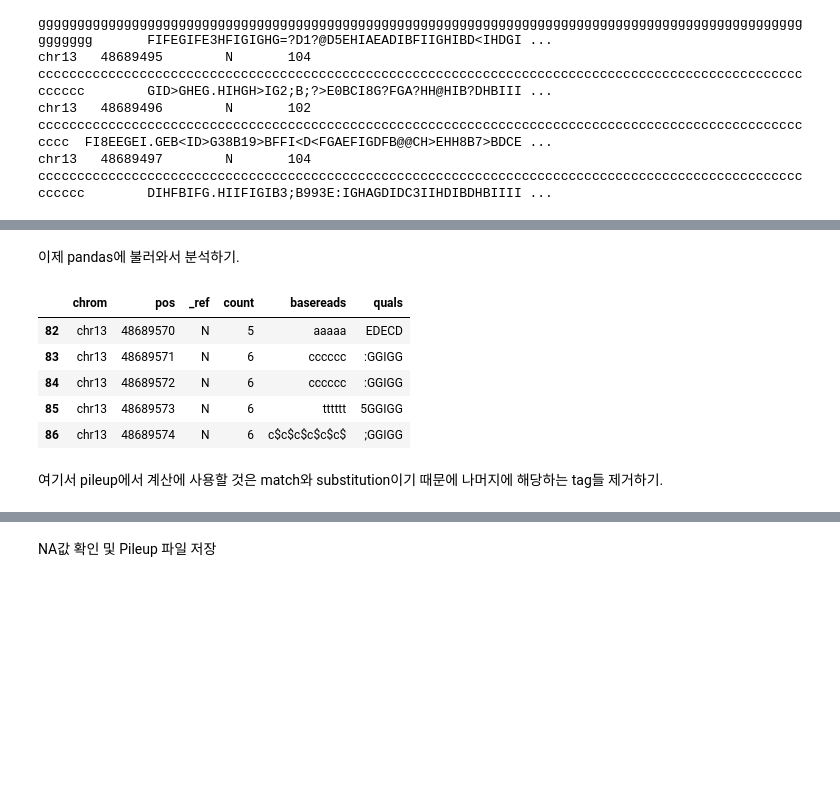
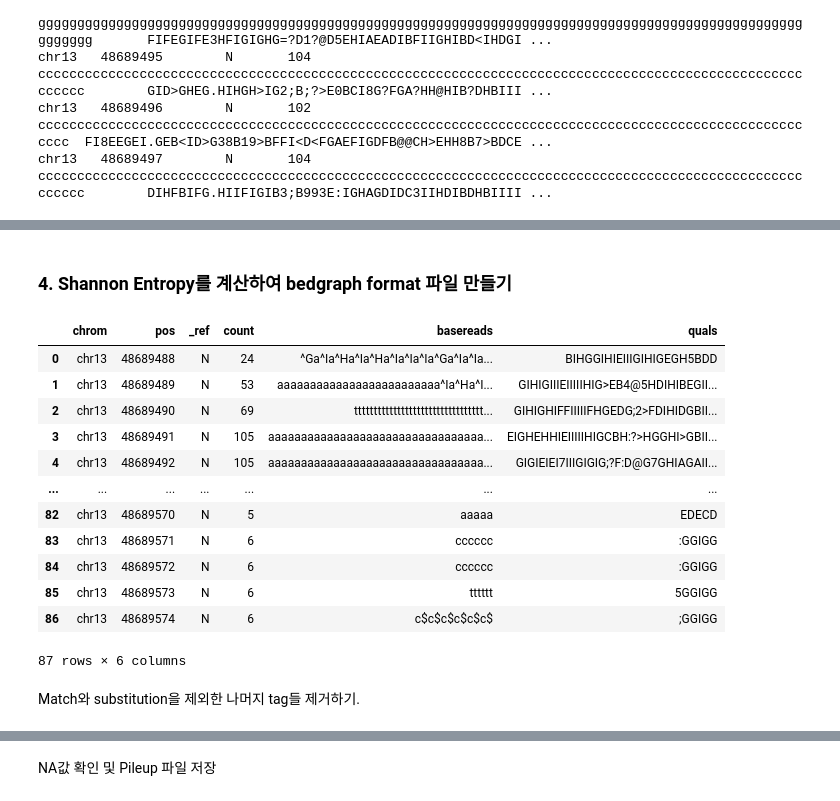
Before and after one commit to ron1891/bioinfo1_project, a Jupyter notebook: CoLab_Free_Project_2022.ipynb, the cells around one changed output, grey strips where cells are left out. Cells and saved outputs as stored; diff of their text form; code cells hidden in the pictures; blank space fills up the shorter version.

```diff
--- a/CoLab_Free_Project_2022.ipynb
+++ b/CoLab_Free_Project_2022.ipynb
@@ -193,20 +226,26 @@ chr13   48689574        N       6       c$c$c$c$c$c$    ;GGIGG
-# %% [markdown]
-이제 pandas에 불러와서 분석하기.
+# %% [markdown]
+### **4. Shannon Entropy를 계산하여 bedgraph format 파일 만들기**
 # %%
 import pandas as pd
 
+#pileup 파일 불러오기
 pileup = pd.read_csv('CLIP-let7d-gene.pileup', sep='\t', names=['chrom', 'pos', '_ref', 'count', 'basereads', 'quals'])
-
-# pileup 확인
-pileup.tail()
+pileup
 # %% [output]
 |  | chrom | pos | _ref | count | basereads | quals |
+| 0 | chr13 | 48689488 | N | 24 | ^Ga^Ia^Ha^Ia^Ha^Ia^Ia^Ia^Ga^Ia^Ia... | BIHGGIHIEIIIGIHIGEGH5BDD |
+| 1 | chr13 | 48689489 | N | 53 | aaaaaaaaaaaaaaaaaaaaaaaaa^Ia^Ha^I... | GIHIGIIIEIIIIIHIG>EB4@5HDIHIBEGII... |
+| 2 | chr13 | 48689490 | N | 69 | ttttttttttttttttttttttttttttttttt... | GIHIGHIFFIIIIIFHGEDG;2>FDIHIDGBII... |
+| 3 | chr13 | 48689491 | N | 105 | aaaaaaaaaaaaaaaaaaaaaaaaaaaaaaaaa... | EIGHEHHIEIIIIIHIGCBH:?>HGGHI>GBII... |
+| 4 | chr13 | 48689492 | N | 105 | aaaaaaaaaaaaaaaaaaaaaaaaaaaaaaaaa... | GIGIEIEI7IIIGIGIG;?F:D@G7GHIAGAII... |
+| ... | ... | ... | ... | ... | ... | ... |
 | 82 | chr13 | 48689570 | N | 5 | aaaaa | EDECD |
 | 83 | chr13 | 48689571 | N | 6 | cccccc | :GGIGG |
 | 84 | chr13 | 48689572 | N | 6 | cccccc | :GGIGG |
 | 85 | chr13 | 48689573 | N | 6 | tttttt | 5GGIGG |
 | 86 | chr13 | 48689574 | N | 6 | c$c$c$c$c$c$ | ;GGIGG |
+87 rows × 6 columns
-# %% [markdown]
-여기서 pileup에서 계산에 사용할 것은 match와 substitution이기 때문에 나머지에 해당하는 tag들 제거하기.
+# %% [markdown]
+Match와 substitution을 제외한 나머지 tag들 제거하기.
 # %%
 import re
```
Also changed, not shown: parts of 46 cells of this notebook.
